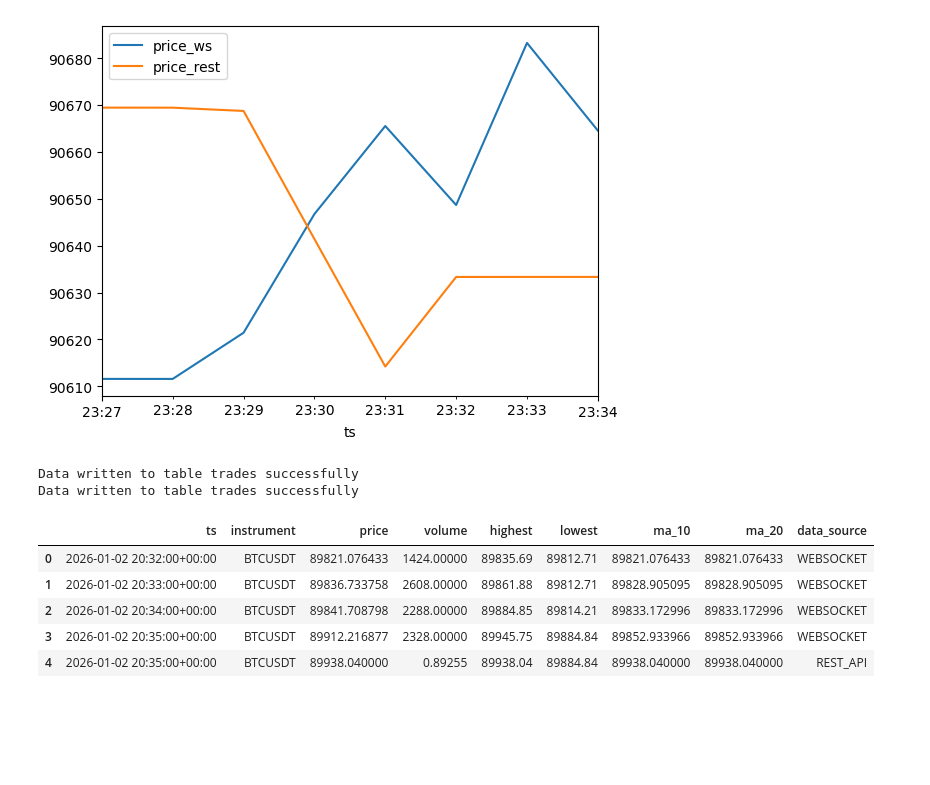
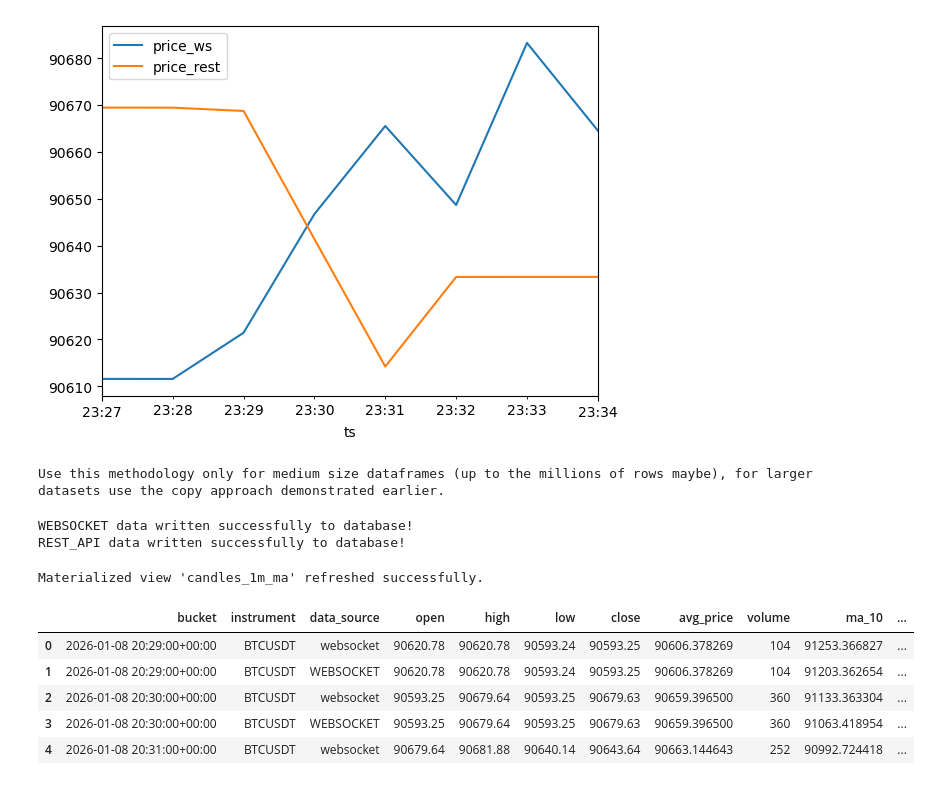
Before and after one commit to irantov/binance_project, a Jupyter notebook: binance_project.ipynb, the cells around one changed output. Cells and saved outputs as stored; diff of their text form; code cells hidden in the pictures; blank space fills up the shorter version.

```diff
--- a/binance_project.ipynb
+++ b/binance_project.ipynb
@@ -165,11 +174,10 @@ def write_to_db(df, table_name):
         table_name,
         engine,
         if_exists="append",
-        index=False
+        index=False,
+        chunk_size=BATCH_SIZE,
+        schema="multi"
     )
-    logging.info(f"Data written to table {table_name} successfully")
-write_to_db(df_web_socket, "trades")
-write_to_db(df_rest, "trades")
+logging.info(f"Use this methodology only for medium size dataframes (up to the millions of rows maybe), for larger datasets use the copy approach demonstrated earlier.")
 # %% [output]
-Data written to table trades successfully
-Data written to table trades successfully
+Use this methodology only for medium size dataframes (up to the millions of rows maybe), for larger datasets use the copy approach demonstrated earlier.
@@ -176,29 +208,76 @@ Data written to table trades successfully
+# %%
+def write_to_db(source,engine, batch_size=BATCH_SIZE):
+    row_count = 0
+    buf = io.StringIO()
+    conn = engine.raw_connection()
+    cursor = conn.cursor()
+    data_source = source[0].get('data_source') if source else 'UNKNOWN'
+    for row in source:
+        ts = row.get('ts')
+        price = row.get('price') if row.get('price') is not None else row.get('close')
+        instrument = row.get('instrument')
+        data_source = row.get('data_source').upper()
+
+        buf.write(f"{ts},{price},{instrument},{data_source}\n")
+        row_count += 1
+
+        if row_count >= BATCH_SIZE:
+            flush(buf, cursor, conn)
+            buf = io.StringIO()
+            row_count = 0
+    #flush any remaining rows
+    if row_count > 0:
+        flush(buf, cursor, conn)
+        buf = io.StringIO()
+        row_count = 0
+    buf.close()
+    cursor.close()
+    conn.close()
+    logging.info(f"{data_source.upper()} data written successfully to database!")
+def refresh_materialized_views(engine, view_name="candles_1m_ma"):
+    with engine.connect() as connection:
+        connection.execute(text(f"REFRESH MATERIALIZED VIEW CONCURRENTLY {view_name};"))
+        logging.info(f"Materialized view '{view_name}' refreshed successfully.")
+write_to_db(ticks,engine)  # websocket
+write_to_db(rest_api,engine)  # REST API
+# %% [output]
+WEBSOCKET data written successfully to database!
+REST_API data written successfully to database!
+# %%
+def refresh_materialized_views(engine, view_name="candles_1m_ma"):
+    with engine.connect() as connection:
+        connection.execute(text(f"REFRESH MATERIALIZED VIEW {view_name};"))
+        connection.commit()
+        logging.info(f"Materialized view '{view_name}' refreshed successfully.")
+
+refresh_materialized_views(engine, "candles_1m_ma")
+# %% [output]
+Materialized view 'candles_1m_ma' refreshed successfully.
 # %%
 query = """
 SELECT *
-FROM trades
+FROM candles_1m_ma
 WHERE instrument = :instrument
-  AND ts BETWEEN :start AND :end
-ORDER BY ts
-"""
+  AND bucket BETWEEN :start AND :end
+order by bucket"""
 instrument = input("Enter instrument (e.g., BTCUSDT): ").strip().upper()
 start = input("Enter start datetime (YYYY-MM-DD HH:MM): ").strip()
 end = input("Enter end datetime (YYYY-MM-DD HH:MM): ").strip()
 df = pandas.read_sql(
     text(query),
     engine,
     params={
         "instrument": instrument,
         "start": start,
         "end": end
     }
 )
 
 df.head()
 # %% [output]
-|  | ts | instrument | price | volume | highest | lowest | ma_10 | ma_20 | data_source |
-| 0 | 2026-01-02 20:32:00+00:00 | BTCUSDT | 89821.076433 | 1424.00000 | 89835.69 | 89812.71 | 89821.076433 | 89821.076433 | WEBSOCKET |
-| 1 | 2026-01-02 20:33:00+00:00 | BTCUSDT | 89836.733758 | 2608.00000 | 89861.88 | 89812.71 | 89828.905095 | 89828.905095 | WEBSOCKET |
-| 2 | 2026-01-02 20:34:00+00:00 | BTCUSDT | 89841.708798 | 2288.00000 | 89884.85 | 89814.21 | 89833.172996 | 89833.172996 | WEBSOCKET |
-| 3 | 2026-01-02 20:35:00+00:00 | BTCUSDT | 89912.216877 | 2328.00000 | 89945.75 | 89884.84 | 89852.933966 | 89852.933966 | WEBSOCKET |
-| 4 | 2026-01-02 20:35:00+00:00 | BTCUSDT | 89938.040000 | 0.89255 | 89938.04 | 89884.84 | 89938.040000 | 89938.040000 | REST_API |
+|  | bucket | instrument | data_source | open | high | low | close | avg_price | volume | ma_10 | ... |
+| 0 | 2026-01-08 20:29:00+00:00 | BTCUSDT | websocket | 90620.78 | 90620.78 | 90593.24 | 90593.25 | 90606.378269 | 104 | 91253.366827 | ... |
+| 1 | 2026-01-08 20:29:00+00:00 | BTCUSDT | WEBSOCKET | 90620.78 | 90620.78 | 90593.24 | 90593.25 | 90606.378269 | 104 | 91203.362654 | ... |
+| 2 | 2026-01-08 20:30:00+00:00 | BTCUSDT | websocket | 90593.25 | 90679.64 | 90593.25 | 90679.63 | 90659.396500 | 360 | 91133.363304 | ... |
+| 3 | 2026-01-08 20:30:00+00:00 | BTCUSDT | WEBSOCKET | 90593.25 | 90679.64 | 90593.25 | 90679.63 | 90659.396500 | 360 | 91063.418954 | ... |
+| 4 | 2026-01-08 20:31:00+00:00 | BTCUSDT | websocket | 90679.64 | 90681.88 | 90640.14 | 90643.64 | 90663.144643 | 252 | 90992.724418 | ... |
```
Also changed, not shown: parts of 9 cells of this notebook, 1 other file.
